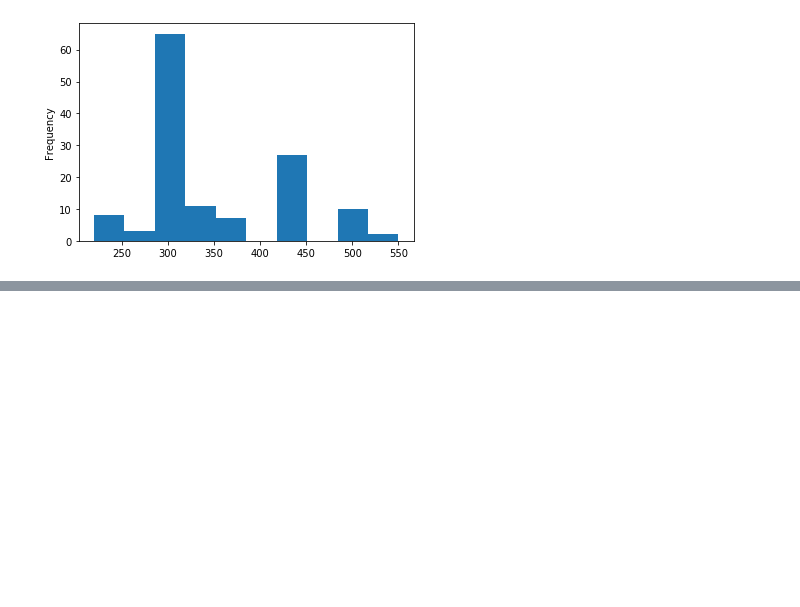
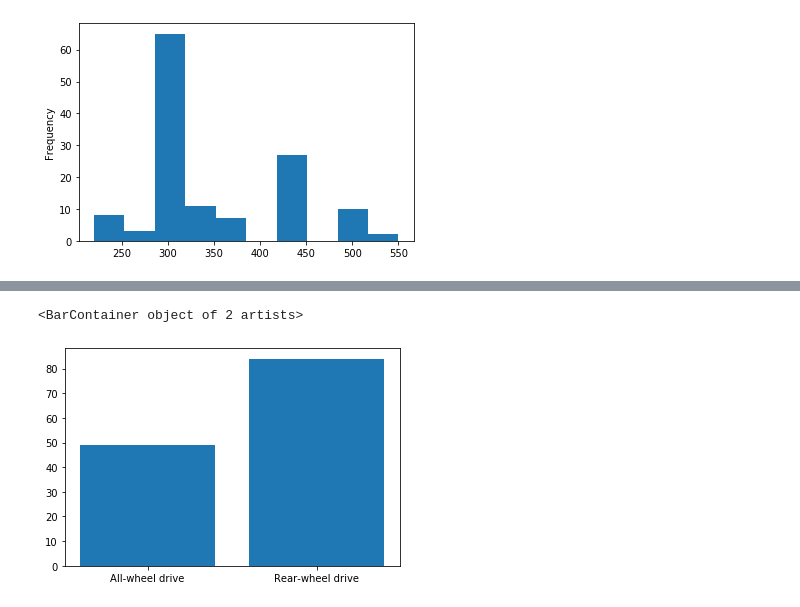
Before and after one commit to adewemimo/python-javascript-react-codes, a Jupyter notebook: datascience/Assig_Cars_Analysis.ipynb, the cells around one changed output, grey strips where cells are left out. Saved outputs shown, nothing was run; the diff lists cells and outputs as text; code cells hidden in the pictures; blank space fills up the shorter version.

```diff
--- a/datascience/Assig_Cars_Analysis.ipynb
+++ b/datascience/Assig_Cars_Analysis.ipynb
@@ -160,0 +157,2 @@ TypeError: Empty 'DataFrame': no numeric data to plot
+# %%
+grouped_cars_df_bmw = cars2_df_bmw.groupby('Engine Information.Driveline', as_index=False).count()
@@ -160,0 +179,5 @@ TypeError: Empty 'DataFrame': no numeric data to plot
+# %%
+plt.bar(grouped_cars_df_bmw['Engine Information.Driveline'], grouped_cars_df_bmw['Identification.Make'])
+# %% [output]
+<BarContainer object of 2 artists>
+[figure, added]
```
Also changed, not shown: parts of 4 cells of this notebook, 9 other files.
